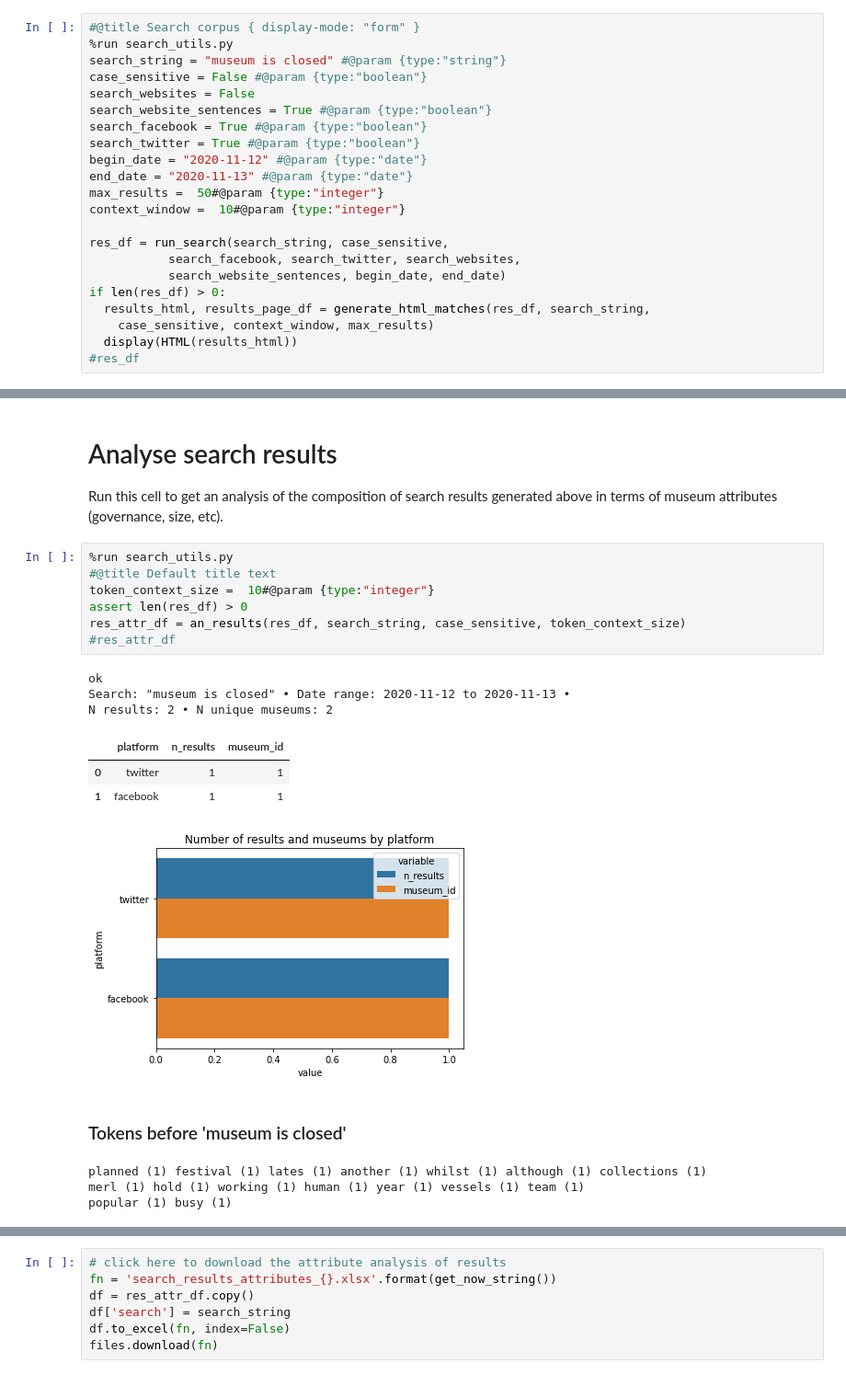
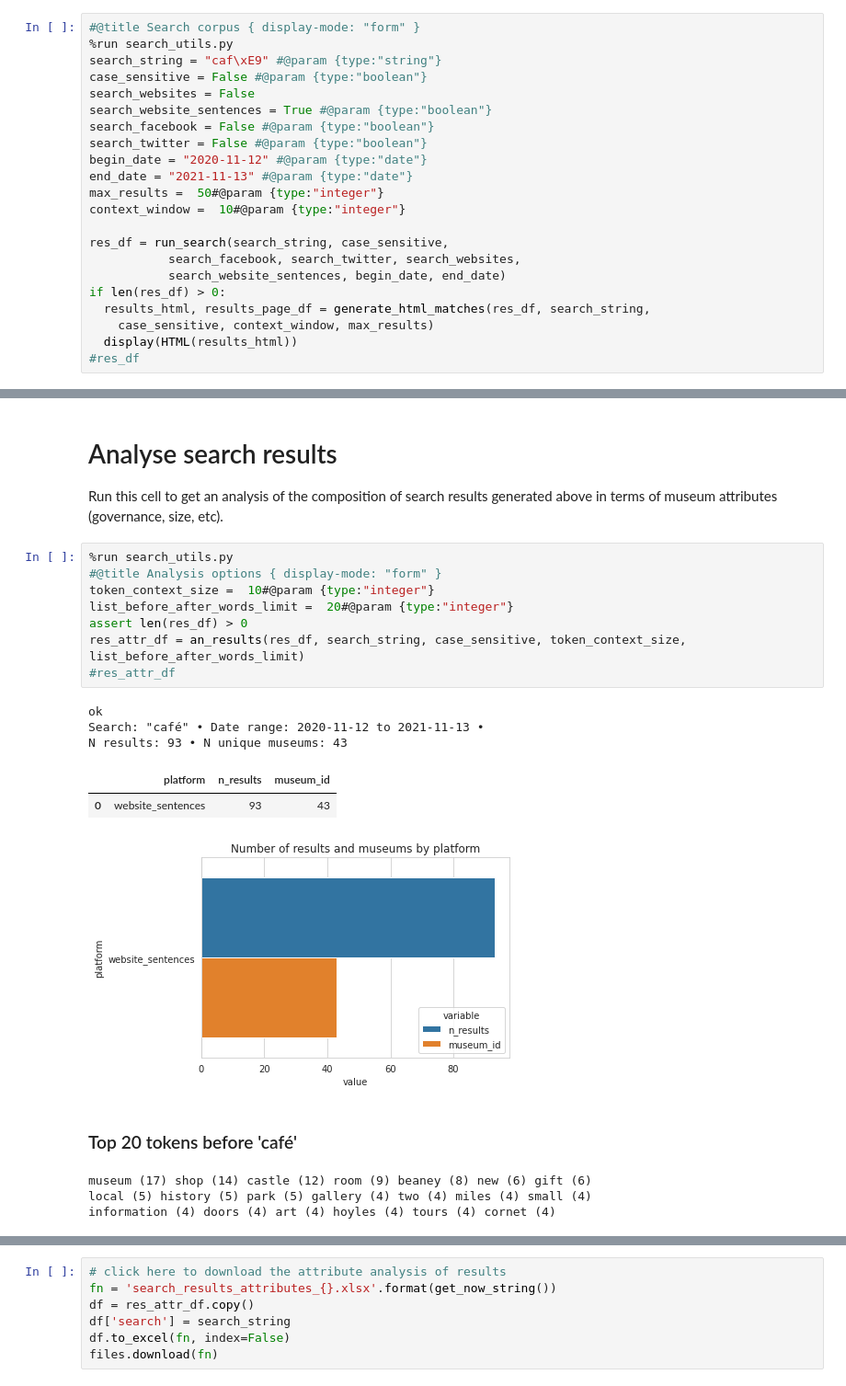
Before and after one commit to Birkbeck/museums-in-the-pandemic, a Jupyter notebook: mip/mip_search_app/google_collab_backup/mip_search_app_v1.ipynb, the cells around one changed output, grey strips where cells are left out. Shown at 92% size. Drawn from its saved outputs; the diff is of its cells as text.

Commit message:
search engine

```diff
--- a/mip/mip_search_app/google_collab_backup/mip_search_app_v1.ipynb
+++ b/mip/mip_search_app/google_collab_backup/mip_search_app_v1.ipynb
@@ -28,14 +28,14 @@ Syntax: * means 'any character'
 # %%
 #@title Search corpus { display-mode: "form" }
 %run search_utils.py
-search_string = "museum is closed" #@param {type:"string"}
+search_string = "caf\xE9" #@param {type:"string"}
 case_sensitive = False #@param {type:"boolean"}
 search_websites = False
 search_website_sentences = True #@param {type:"boolean"}
-search_facebook = True #@param {type:"boolean"}
-search_twitter = True #@param {type:"boolean"}
+search_facebook = False #@param {type:"boolean"}
+search_twitter = False #@param {type:"boolean"}
 begin_date = "2020-11-12" #@param {type:"date"}
-end_date = "2020-11-13" #@param {type:"date"}
+end_date = "2021-11-13" #@param {type:"date"}
 max_results =  50#@param {type:"integer"}
 context_window =  10#@param {type:"integer"}
 
@@ -67,20 +76,20 @@ twitter (first 50)
 Run this cell to get an analysis of the composition of search results generated above in terms of museum attributes (governance, size, etc).
 # %%
 %run search_utils.py
-#@title Default title text
+#@title Analysis options { display-mode: "form" }
 token_context_size =  10#@param {type:"integer"}
+list_before_after_words_limit =  20#@param {type:"integer"}
 assert len(res_df) > 0
-res_attr_df = an_results(res_df, search_string, case_sensitive, token_context_size)
+res_attr_df = an_results(res_df, search_string, case_sensitive, token_context_size, list_before_after_words_limit)
 #res_attr_df
 # %% [output]
 ok
-Search: "museum is closed" • Date range: 2020-11-12 to 2020-11-13 •
-N results: 2 • N unique museums: 2
+Search: "café" • Date range: 2020-11-12 to 2021-11-13 •
+N results: 93 • N unique museums: 43
 |  | platform | n_results | museum_id |
-| 0 | twitter | 1 | 1 |
-| 1 | facebook | 1 | 1 |
+| 0 | website_sentences | 93 | 43 |
-[figure, old version]
+[figure, new version]
-Tokens before 'museum is closed'
+Top 20 tokens before 'café'
-planned (1) festival (1) lates (1) another (1) whilst (1) although (1) collections (1)
-merl (1) hold (1) working (1) human (1) year (1) vessels (1) team (1)
-popular (1) busy (1)
+museum (17) shop (14) castle (12) room (9) beaney (8) new (6) gift (6)
+local (5) history (5) park (5) gallery (4) two (4) miles (4) small (4)
+information (4) doors (4) art (4) hoyles (4) tours (4) cornet (4)
```
Also changed, not shown: parts of 5 cells of this notebook, 1 other file.
